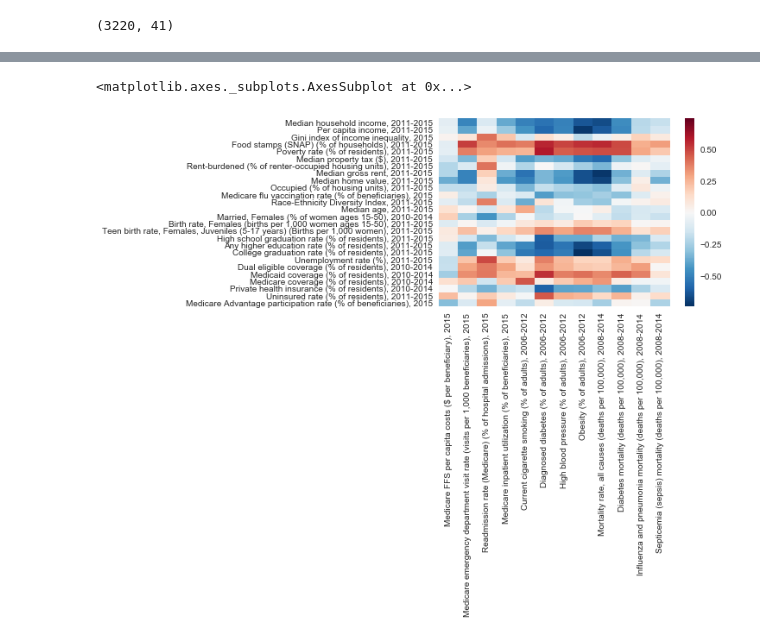
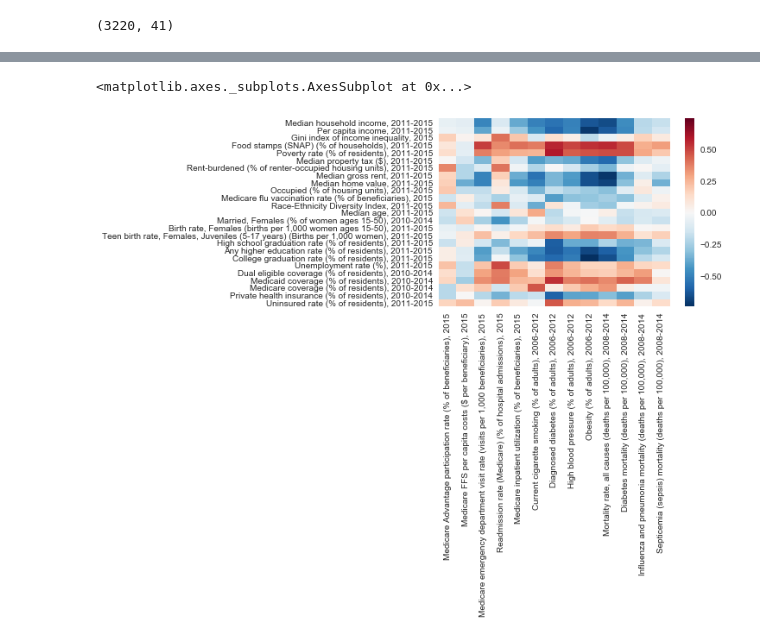
Before and after one commit to PresenceHealth/correlations, a Jupyter notebook: Weighted Correlations.ipynb, the cells around one changed output, grey strips where cells are left out. Drawn from its saved outputs; the diff is of its cells as text; code cells hidden in the pictures.

```diff
--- a/Weighted Correlations.ipynb
+++ b/Weighted Correlations.ipynb
@@ -119,13 +113,13 @@ def df_corr(xs, ys, w=None, method=corr, min_periods=1):
         return pd.DataFrame(correl, index=rows, columns=cols)
 # %%
 w = data.ix[:,1]
-xs = data.ix[:,2:28]
-ys = data.ix[:,28:-1]
+xs = data.ix[:,2:27]
+ys = data.ix[:,27:-1]
 crs = df_corr(xs,ys,w)
 sns.heatmap(crs)
 # %% [output]
 <matplotlib.axes._subplots.AxesSubplot at 0x...>
-[figure, old version]
+[figure, new version]
 # %%
 crs
 # %% [output]
```
Also changed, not shown: parts of 22 cells of this notebook, 2 other files.
